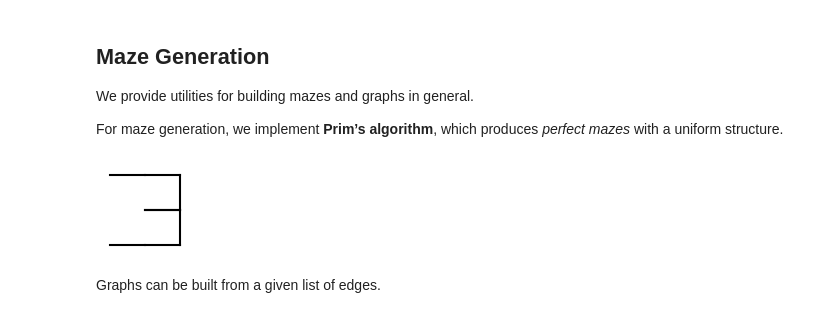
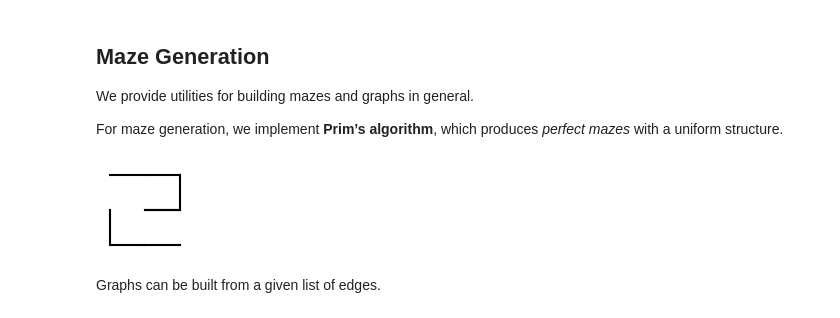
Before and after one commit to 1ngVG-QCCE/QuantumMazeSolver, a Jupyter notebook: maze_solver.ipynb, the cells around one changed output. Saved outputs shown, nothing was run; the diff lists cells and outputs as text; code cells hidden in the pictures.

```diff
--- a/maze_solver.ipynb
+++ b/maze_solver.ipynb
@@ -16,10 +16,10 @@ We provide utilities for building mazes and graphs in general.
 For maze generation, we implement **Prim’s algorithm**, which produces *perfect mazes* with a uniform structure.
 # %%
 maze_generator = PrimGenerator()
-maze = maze_generator.generate_maze(2, 2, (0, 0), (0, 1), 1)
+maze = maze_generator.generate_maze(2, 2, (0, 0), (1, 1), 1)
 maze.show()
 # %% [output]
-[figure, old version]
+[figure, new version]
 # %% [markdown]
 Graphs can be built from a given list of edges.
 # %%
```
Also changed, not shown: parts of 6 cells of this notebook.
